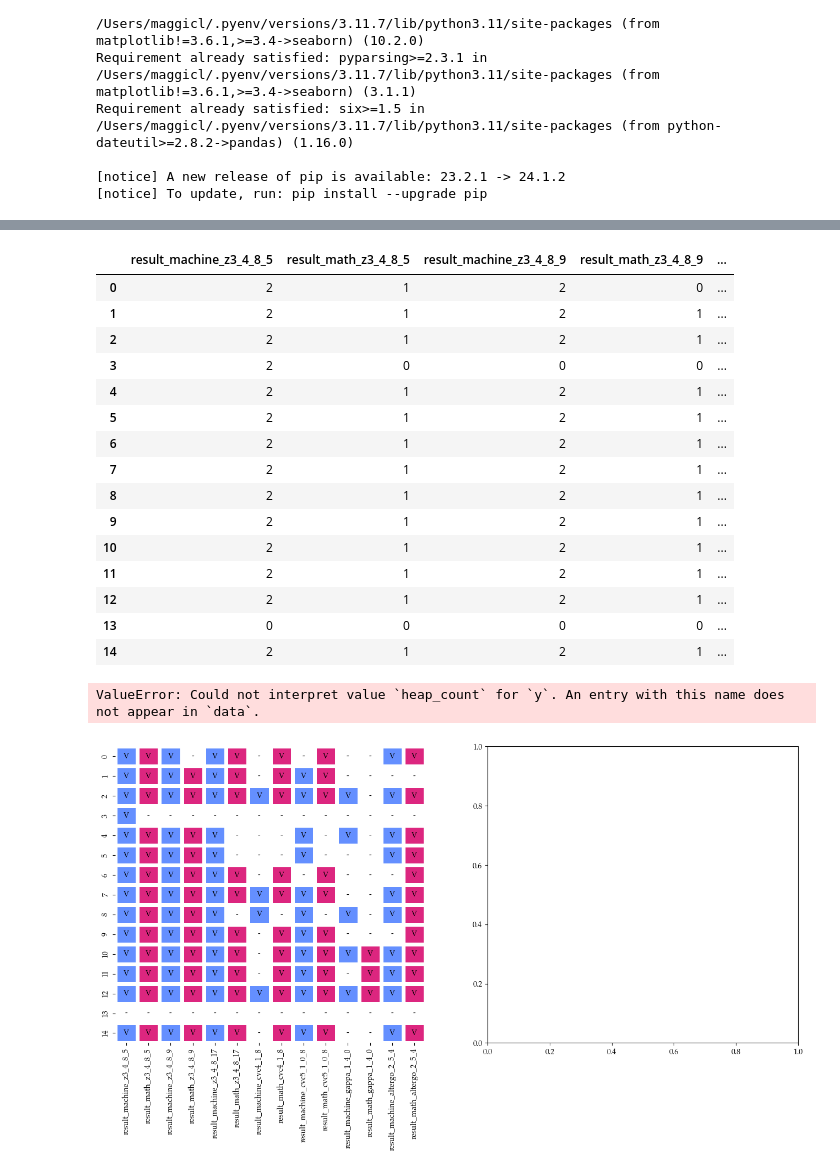
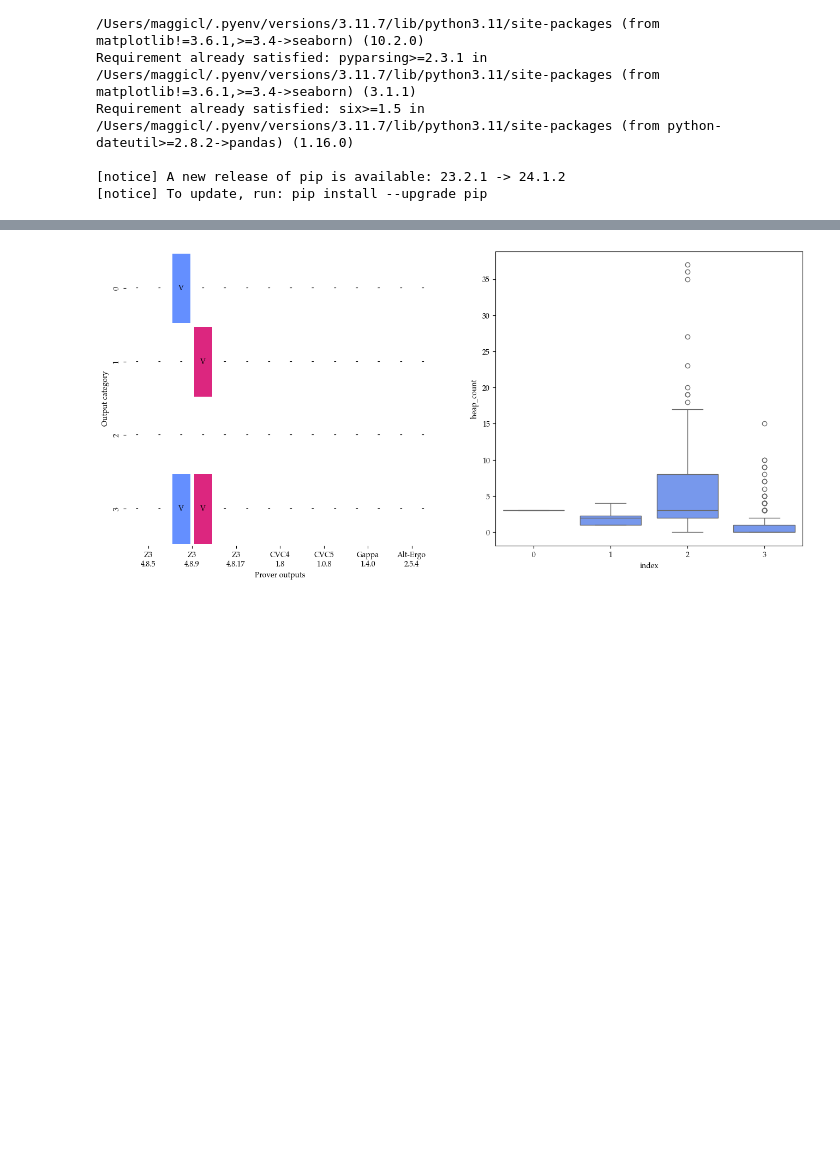
Before and after one commit to maggicl/WhyBack, a Jupyter notebook: byteback-test/data/results.ipynb, the cells around one changed output, grey strips where cells are left out. Cells and saved outputs as stored; diff of their text form; code cells hidden in the pictures; blank space fills up the shorter version.

```diff
--- a/byteback-test/data/results.ipynb
+++ b/byteback-test/data/results.ipynb
@@ -179,8 +206,8 @@ df_res = df.loc[:, columns] \
     .sort_values("count").reset_index(drop=True)
 
 def to_name(col):
-    if col == "count":
-        return "count"
+    if col.endswith("count"):
+        return col
 
     col = col.replace("result_", "")
     col = col.split("_", 1)
@@ -188,10 +215,8 @@ def to_name(col):
 
 df_res.loc[:, [c for c in columns if c.startswith("result_machine_")]] *= 2
 
-old_columns = df_res.columns
+old_columns = df_res.columns.copy()
 df_res.columns = df_res.columns.map(to_name)
-
-
 
 #display(df_res.transpose().map)
 
@@ -206,6 +231,12 @@ def heatmap(*args, **kwargs):
                      square=False, cmap=["white", palette[1], palette[0]], \
                      annot_kws={'color': 'black', 'fontweight': 'bold'}, \
                      linewidth=5, **kwargs)
+
+    ax = kwargs["ax"]
+    ax.get_xaxis().set_ticks(np.arange(0, len(provers)) * 2 + 1, labels=provers, minor=False, rotation=0)
+    ax.set_xlabel('Prover outputs')
+    ax.set_ylabel('Output category')
+
 
 fig = plt.figure(figsize=(10, 7))
 gs = fig.add_gridspec(5, 2, height_ratios=[1,2,1000,2,1], width_ratios=[1,1], wspace=0.03, left=0.15, bottom=0.18)
@@ -224,10 +255,6 @@ pad4.axis('off')
 heatmap(ax=ax1)
 
 provers = [x for x in df_res.columns.drop_duplicates().to_list() if x != "count"]
-
-ax1.get_xaxis().set_ticks(np.arange(0, len(provers)) * 2 + 1, labels=provers, minor=False, rotation=0)
-ax1.set_xlabel('Prover outputs')
-ax1.set_ylabel('Output category')
 
 series = df_res['count']
 ys = series.index.to_list()
@@ -258,15 +285,15 @@ plt.savefig('/Users/maggicl/git/seminar/thesis/figures/06-analysis/results-by-ou
 # %%
-dfs = []
+df_res_old = df_res.copy()
+df_res_old.columns = old_columns
+df_res_old.loc[:, old_columns] = df_res_old.loc[:, old_columns].apply(lambda x: x.apply(lambda c: int(c > 0)))
 
-df_res.columns = old_columns
-
-for i, row in df_res.iterrows():
+for i, row in df_res_old.iterrows():
     cond = None
     for idx, value in row.items():
         if idx == "count":
             continue
 
-        this_cond = df[idx] == value
+        this_cond = df[idx] == int(value > 0)
 
         if cond is None:
             cond = this_cond
@@ -303,29 +371,13 @@ Result kind row 3:
 # %%
-display(df_res)
+df_stats = df.loc[:, columns + ["heap_count", "missing_inv_count"]].set_index(columns)
+df_stats = df_stats.join(df_res_old.reset_index().set_index(columns)).reset_index()
 
 fig, ax = plt.subplots(1, 2, figsize=(16,7))
 heatmap(ax=ax[0])
-sns.boxplot(data=df_res.reset_index(), x="index", y="heap_count", ax=ax[1])
+sns.boxplot(data=df_stats, x="index", y="heap_count", ax=ax[1])
 plt.show()
 # %% [output]
-|  | result_machine_z3_4_8_5 | result_math_z3_4_8_5 | result_machine_z3_4_8_9 | result_math_z3_4_8_9 | ... |
-| 0 | 2 | 1 | 2 | 0 | ... |
-| 1 | 2 | 1 | 2 | 1 | ... |
-| 2 | 2 | 1 | 2 | 1 | ... |
-| 3 | 2 | 0 | 0 | 0 | ... |
-| 4 | 2 | 1 | 2 | 1 | ... |
-| 5 | 2 | 1 | 2 | 1 | ... |
-| 6 | 2 | 1 | 2 | 1 | ... |
-| 7 | 2 | 1 | 2 | 1 | ... |
-| 8 | 2 | 1 | 2 | 1 | ... |
-| 9 | 2 | 1 | 2 | 1 | ... |
-| 10 | 2 | 1 | 2 | 1 | ... |
-| 11 | 2 | 1 | 2 | 1 | ... |
-| 12 | 2 | 1 | 2 | 1 | ... |
-| 13 | 0 | 0 | 0 | 0 | ... |
-| 14 | 2 | 1 | 2 | 1 | ... |
-ValueError: Could not interpret value `heap_count` for `y`. An entry with this name does not appear in `data`.
-[figure, old version]
+[figure, new version]
 # %%
 fig, ax = plt.subplots(1, 2, figsize=(16,7))
 heatmap(ax=ax[0])
```
Also changed, not shown: parts of 10 cells of this notebook, 41 other files.
